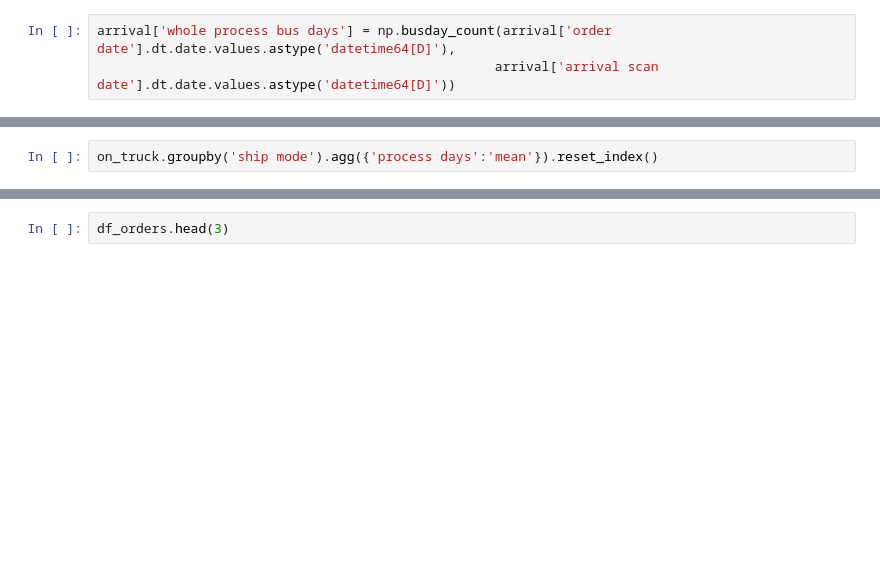
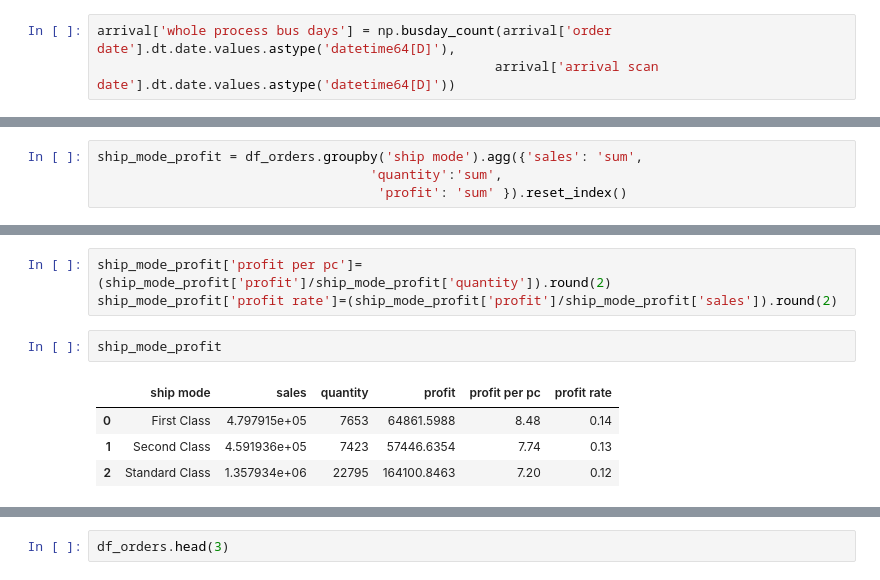
Before and after one commit to trinakohestani/da-eda-muesli, a Jupyter notebook: Steve/02_notebook_steve.ipynb, the cells around one changed output, grey strips where cells are left out. Drawn from its saved outputs; the diff is of its cells as text; blank space fills up the shorter version.

```diff
--- a/Steve/02_notebook_steve.ipynb
+++ b/Steve/02_notebook_steve.ipynb
@@ -1151,2 +1147,4 @@ on_truck
 # %%
-on_truck.groupby('ship mode').agg({'process days':'mean'}).reset_index()
+ship_mode_profit = df_orders.groupby('ship mode').agg({'sales': 'sum',
+                                   'quantity':'sum',
+                                    'profit': 'sum' }).reset_index()
@@ -1164,0 +1158,10 @@ on_truck.groupby('ship mode').agg({'process bus days':'mean'}).reset_index()
+# %%
+ship_mode_profit['profit per pc']= (ship_mode_profit['profit']/ship_mode_profit['quantity']).round(2)
+ship_mode_profit['profit rate']=(ship_mode_profit['profit']/ship_mode_profit['sales']).round(2)
+# %%
+ship_mode_profit
+# %% [output]
+|  | ship mode | sales | quantity | profit | profit per pc | profit rate |
+| 0 | First Class | 4.797915e+05 | 7653 | 64861.5988 | 8.48 | 0.14 |
+| 1 | Second Class | 4.591936e+05 | 7423 | 57446.6354 | 7.74 | 0.13 |
+| 2 | Standard Class | 1.357934e+06 | 22795 | 164100.8463 | 7.20 | 0.12 |
```
Also changed, not shown: parts of 46 cells of this notebook.
